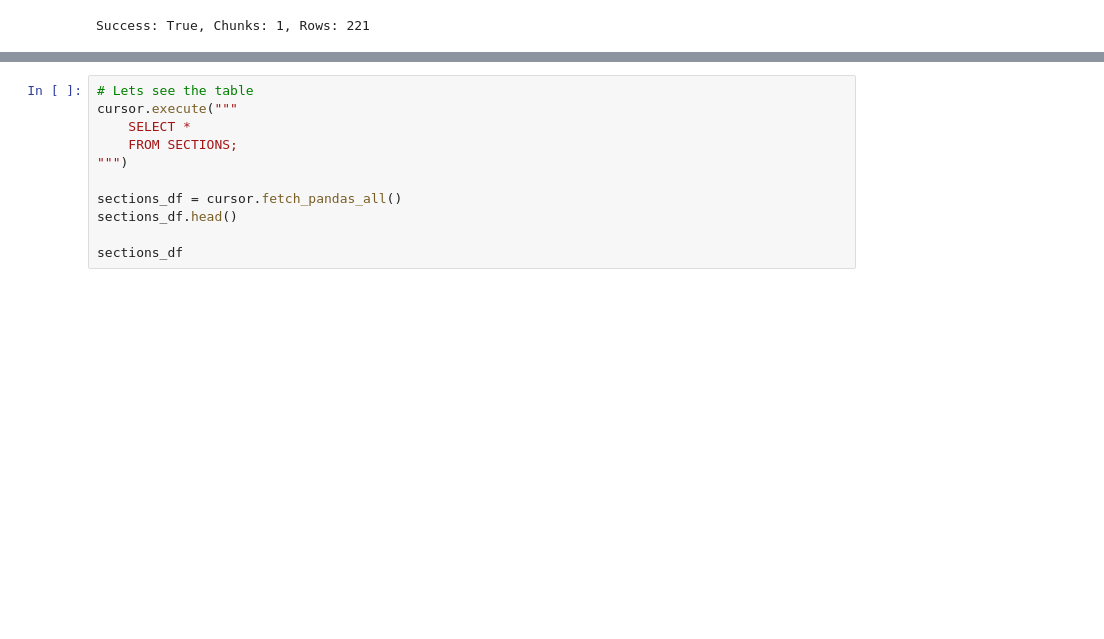
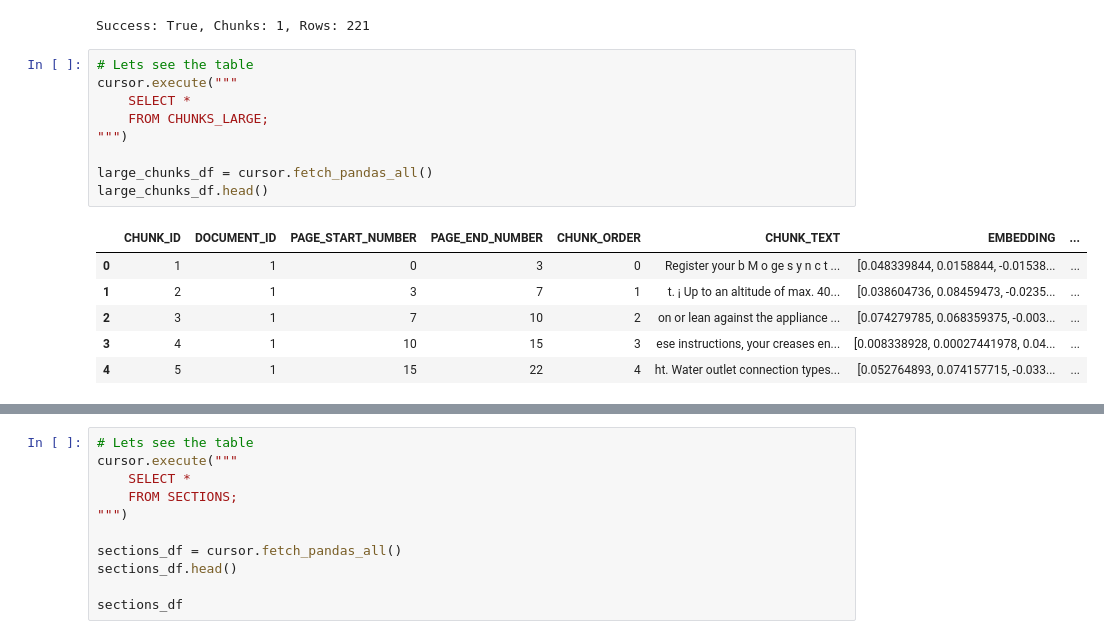
Before and after one commit to Haldan-NC/Snowflake-Cortex-Playground, a Jupyter notebook: WASHING_MACHINE_DB_setup.ipynb, the cells around one changed output, grey strips where cells are left out. Drawn from its saved outputs; the diff is of its cells as text; blank space fills up the shorter version.

```diff
--- a/WASHING_MACHINE_DB_setup.ipynb
+++ b/WASHING_MACHINE_DB_setup.ipynb
@@ -600,3 +586,19 @@ success, nchunks, nrows, output = write_pandas(
 print(f"Success: {success}, Chunks: {nchunks}, Rows: {nrows}")
 # %% [output]
 Success: True, Chunks: 1, Rows: 221
+# %%
+# Lets see the table
+cursor.execute("""
+    SELECT *
+    FROM CHUNKS_LARGE;
+""")
+
+large_chunks_df = cursor.fetch_pandas_all()
+large_chunks_df.head()
+# %% [output]
+|  | CHUNK_ID | DOCUMENT_ID | PAGE_START_NUMBER | PAGE_END_NUMBER | CHUNK_ORDER | CHUNK_TEXT | EMBEDDING | ... |
+| 0 | 1 | 1 | 0 | 3 | 0 | Register your b M o ge s y n c t ... | [0.048339844, 0.0158844, -0.01538... | ... |
+| 1 | 2 | 1 | 3 | 7 | 1 | t. ¡ Up to an altitude of max. 40... | [0.038604736, 0.08459473, -0.0235... | ... |
+| 2 | 3 | 1 | 7 | 10 | 2 | on or lean against the appliance ... | [0.074279785, 0.068359375, -0.003... | ... |
+| 3 | 4 | 1 | 10 | 15 | 3 | ese instructions, your creases en... | [0.008338928, 0.00027441978, 0.04... | ... |
+| 4 | 5 | 1 | 15 | 22 | 4 | ht. Water outlet connection types... | [0.052764893, 0.074157715, -0.033... | ... |
```
Also changed, not shown: parts of 4 cells of this notebook, 1 other file.
